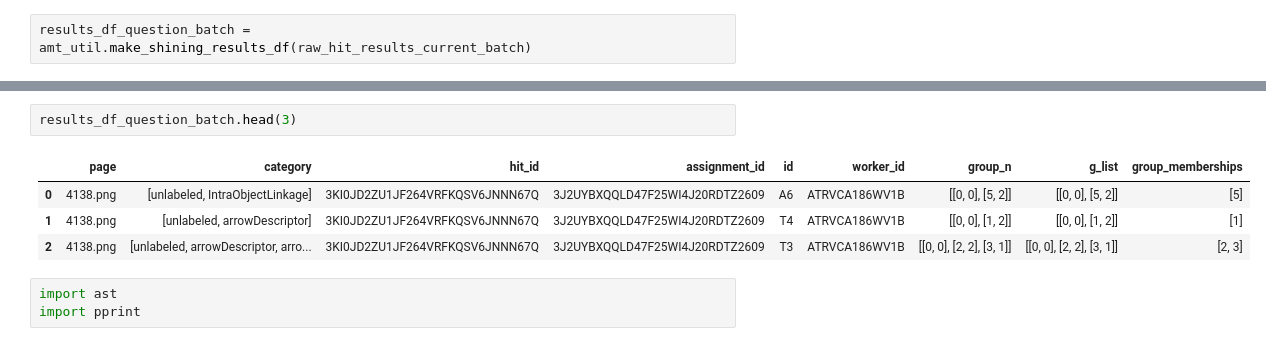
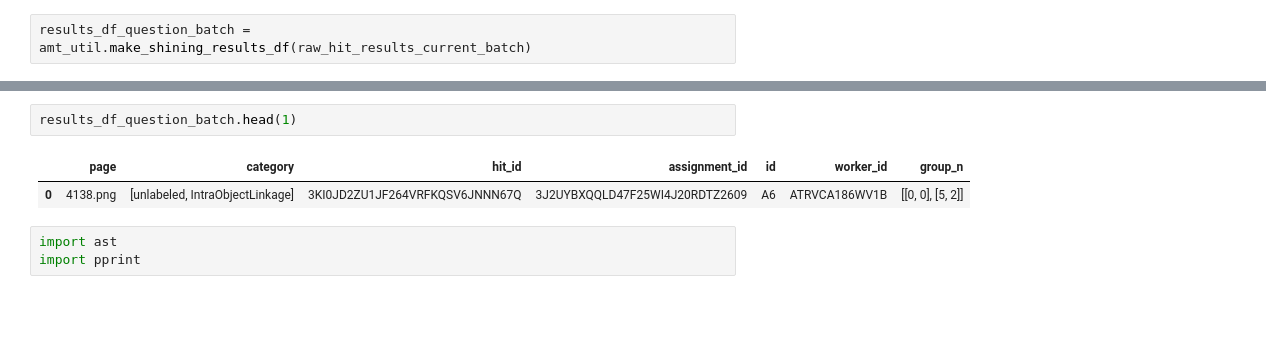
Before and after one commit to drschwenk/notebooks, a Jupyter notebook: shining_wc_anno/wc_annotation_driver.ipynb, the cells around one changed output, grey strips where cells are left out. Cells and saved outputs as stored; diff of their text form; blank space fills up the shorter version.

```diff
--- a/shining_wc_anno/wc_annotation_driver.ipynb
+++ b/shining_wc_anno/wc_annotation_driver.ipynb
@@ -188,10 +152,8 @@ for hit_id, assignments in raw_hit_results_current_batch.items():
 # %%
-results_df_question_batch.head(3)
+results_df_question_batch.head(1)
 # %% [output]
-|  | page | category | hit_id | assignment_id | id | worker_id | group_n | g_list | group_memberships |
-| 0 | 4138.png | [unlabeled, IntraObjectLinkage] | 3KI0JD2ZU1JF264VRFKQSV6JNNN67Q | 3J2UYBXQQLD47F25WI4J20RDTZ2609 | A6 | ATRVCA186WV1B | [[0, 0], [5, 2]] | [[0, 0], [5, 2]] | [5] |
-| 1 | 4138.png | [unlabeled, arrowDescriptor] | 3KI0JD2ZU1JF264VRFKQSV6JNNN67Q | 3J2UYBXQQLD47F25WI4J20RDTZ2609 | T4 | ATRVCA186WV1B | [[0, 0], [1, 2]] | [[0, 0], [1, 2]] | [1] |
-| 2 | 4138.png | [unlabeled, arrowDescriptor, arro... | 3KI0JD2ZU1JF264VRFKQSV6JNNN67Q | 3J2UYBXQQLD47F25WI4J20RDTZ2609 | T3 | ATRVCA186WV1B | [[0, 0], [2, 2], [3, 1]] | [[0, 0], [2, 2], [3, 1]] | [2, 3] |
+|  | page | category | hit_id | assignment_id | id | worker_id | group_n |
+| 0 | 4138.png | [unlabeled, IntraObjectLinkage] | 3KI0JD2ZU1JF264VRFKQSV6JNNN67Q | 3J2UYBXQQLD47F25WI4J20RDTZ2609 | A6 | ATRVCA186WV1B | [[0, 0], [5, 2]] |
 # %%
 import ast
 import pprint
```
Also changed, not shown: parts of 13 cells of this notebook.
